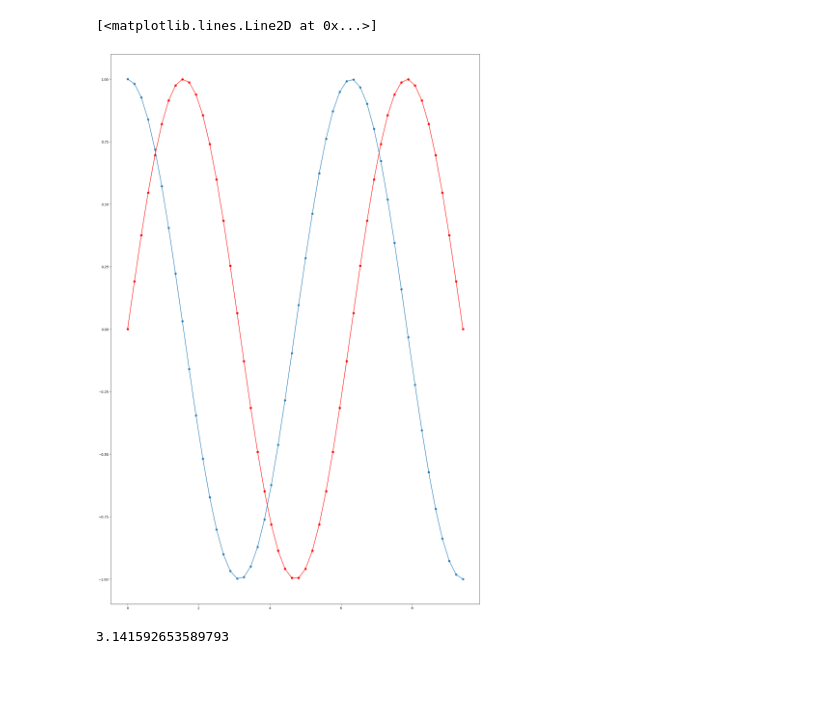
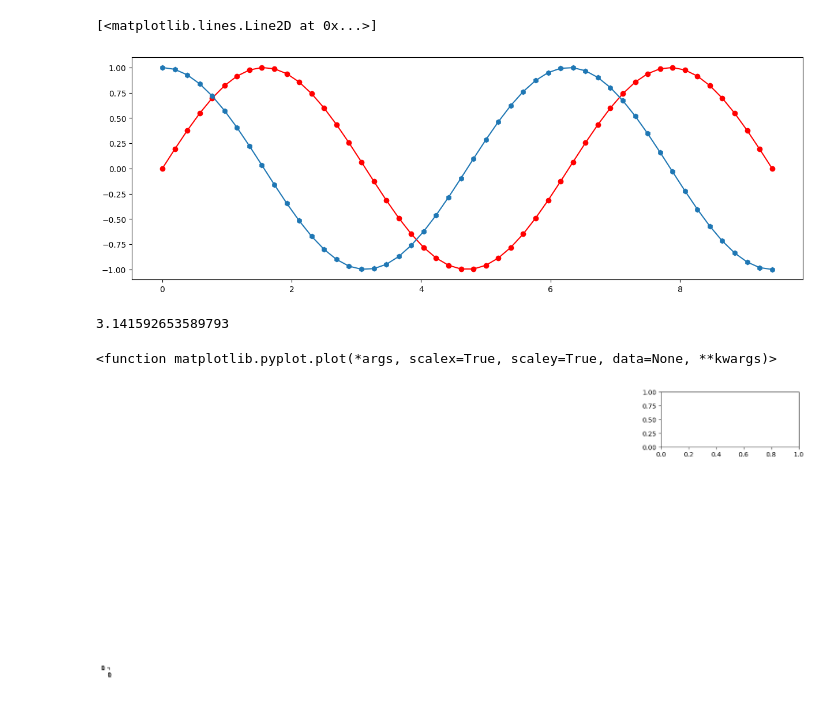
Before and after one commit to Ritesh1422/python_data_analytics2, a Jupyter notebook: visualization.ipynb, the cells around one changed output. Cells and saved outputs as stored; diff of their text form; code cells hidden in the pictures; blank space fills up the shorter version.

```diff
--- a/visualization.ipynb
+++ b/visualization.ipynb
@@ -6,13 +6,25 @@ t=np.linspace(0,3*np.pi,50)
 x=np.sin(t)
 y=np.cos(t)
 # %%
-plt.figure(figsize=(20,30))
+plt.figure(figsize=(15,5))
 plt.plot(t,x, 'ro-')
 plt.plot(t,y, 'h-')
 # %% [output]
 [<matplotlib.lines.Line2D at 0x...>]
-[figure, old version]
+[figure, new version]
 # %%
 np.pi
 # %% [output]
 3.141592653589793
+# %%
+plt.plot
+# %% [output]
+<function matplotlib.pyplot.plot(*args, scalex=True, scaley=True, data=None, **kwargs)>
+# %%
+years=[2010,2011,2012,2013,2014,2015]
+prices=[120,90,140,150,180,130]
+fig=plt.figure(figsize=(15,6))
+ax1=fig.add_axes([0.8,.8,.2,.2])
+ax2=fig.add_axes([0,0,0,0])  #X,Y WIDTH HEIGHT
+# %% [output]
+[figure, added]
```
Also changed, not shown: parts of 4 cells of this notebook, 6 other files.
